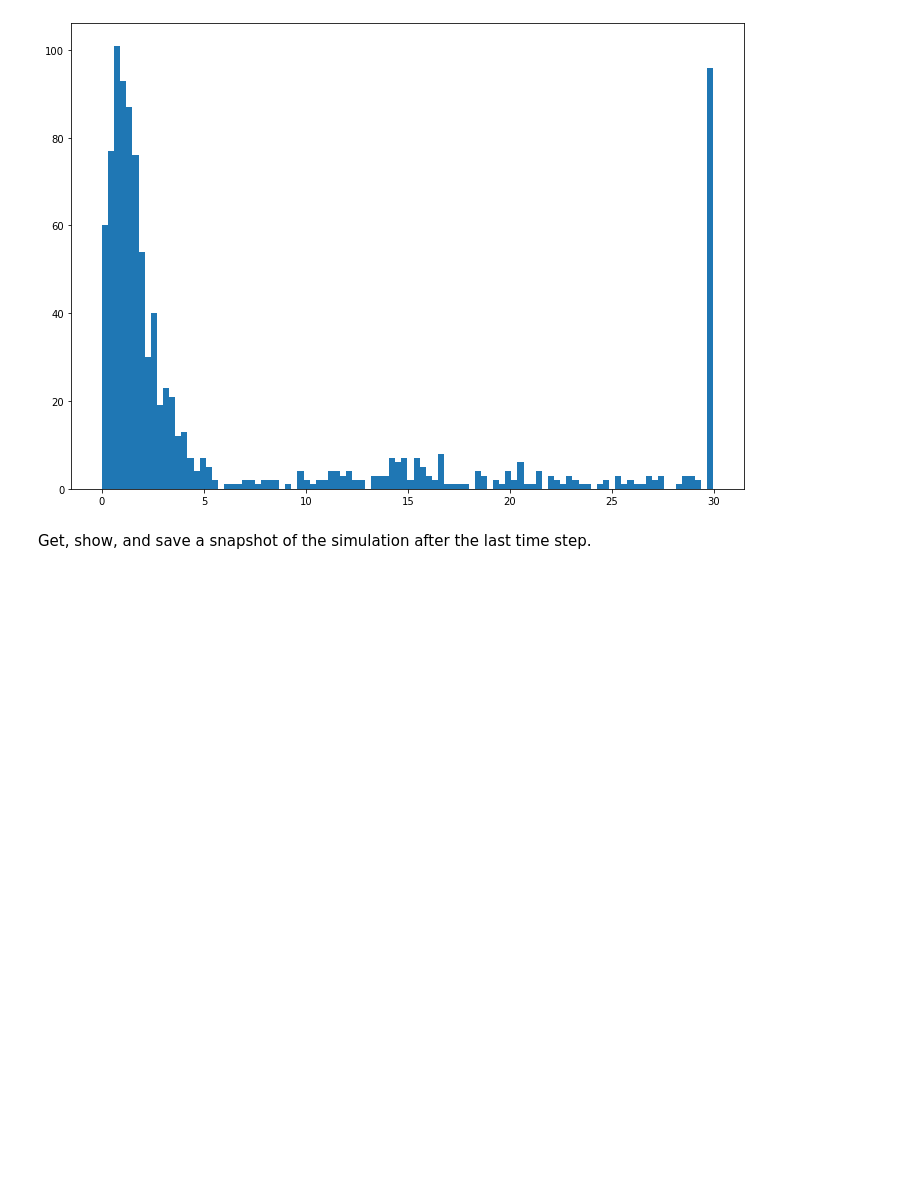
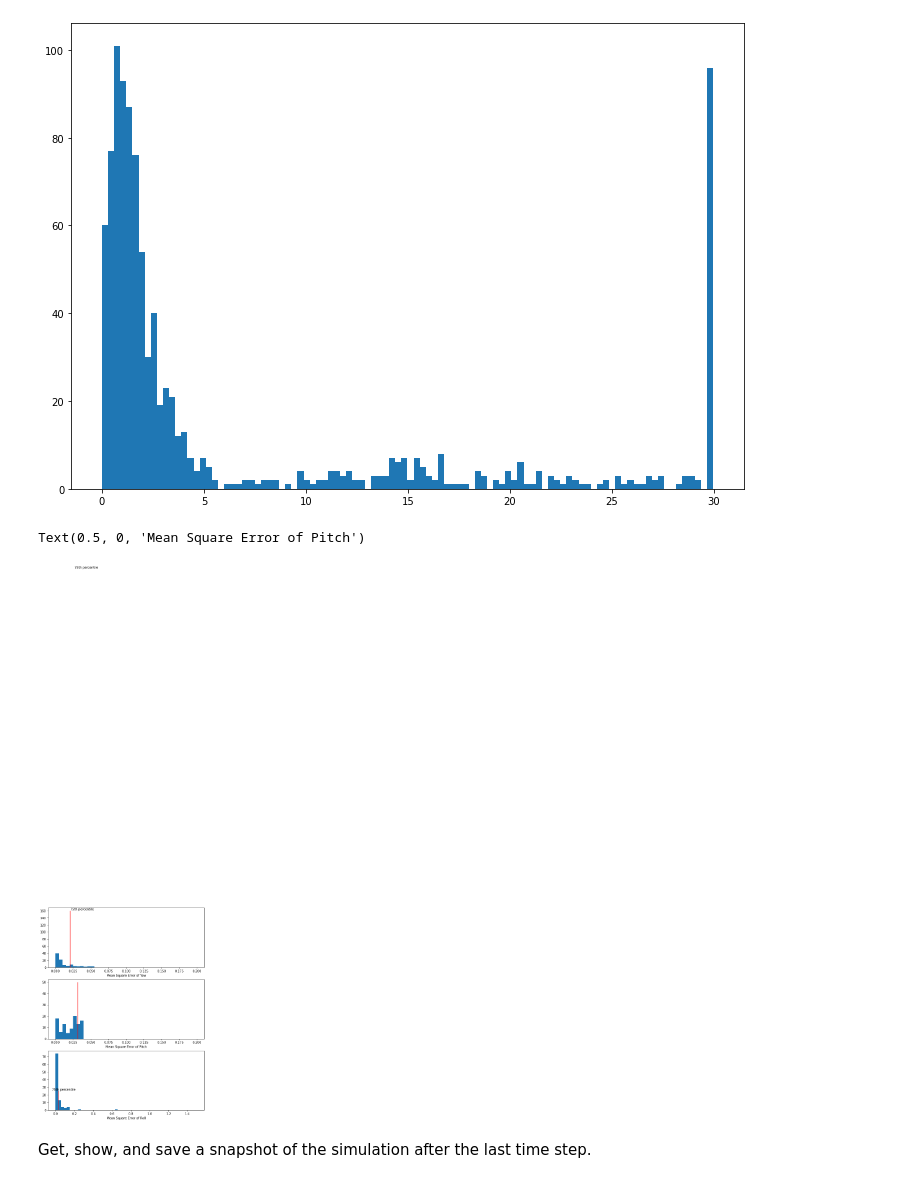
Before and after one commit to varshakrishnakumar/AE-353-Design-Project-3, a Jupyter notebook: RunSpacecraft.ipynb, the cells around one changed output. Drawn from its saved outputs; the diff is of its cells as text; code cells hidden in the pictures; blank space fills up the shorter version.

```diff
--- a/RunSpacecraft.ipynb
+++ b/RunSpacecraft.ipynb
@@ -487,3 +526,38 @@ plt.show()
+# %%
+error = np.zeros((100, 3))
+
+for i in range(100):
+    error[i,0] += np.mean((yaws[i])**2)
+    error[i,1] += np.mean((pitches[i])**2)
+    error[i,2] += np.mean((rolls[i])**2)
+
+yaw_error = error[:,0]
+pitch_error = error[:, 1]
+roll_error = error[:, 2]
+
+fig, (yerr,perr,rerr) = plt.subplots(3, 1, figsize=(9, 12), sharex=False)
+
+q_75_r = np.quantile(roll_error, 0.75)
+q_75_p = np.quantile(pitch_error, 0.75)
+q_75_y = np.quantile(yaw_error, 0.75)
+
+yerr.hist(yaw_error,bins=40, range=(0,0.2))
+yerr.text(q_75_y, 160+2, "75th percentile")
+yerr.vlines(q_75_y, 0, 160, 'r')
+yerr.set_xlabel("Mean Square Error of Yaw")
+
+rerr.vlines(q_75_r, 0, 25, "r")
+rerr.text(q_75_r - 0.07, 25+0.5, "75th percentile")
+rerr.hist(roll_error, bins=50, range=(0,1.5))
+rerr.set_xlabel("Mean Square Error of Roll")
+
+perr.hist(pitch_error,bins=40, range=(0,0.2))
+perr.text(q_75_p-0.004, 415, "75th percentile")
+perr.vlines(q_75_p, 0, 50, 'r')
+perr.set_xlabel("Mean Square Error of Pitch")
+# %% [output]
+Text(0.5, 0, 'Mean Square Error of Pitch')
+[figure, added]
 # %% [markdown]
 Get, show, and save a snapshot of the simulation after the last time step.
 # %%
```
Also changed, not shown: parts of 2 cells of this notebook.
